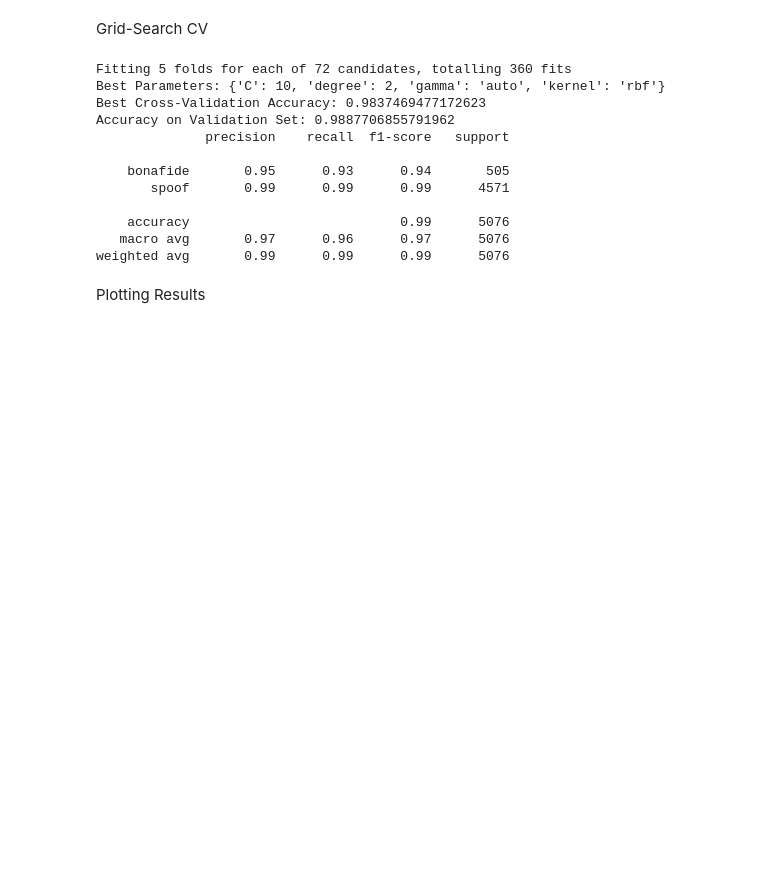
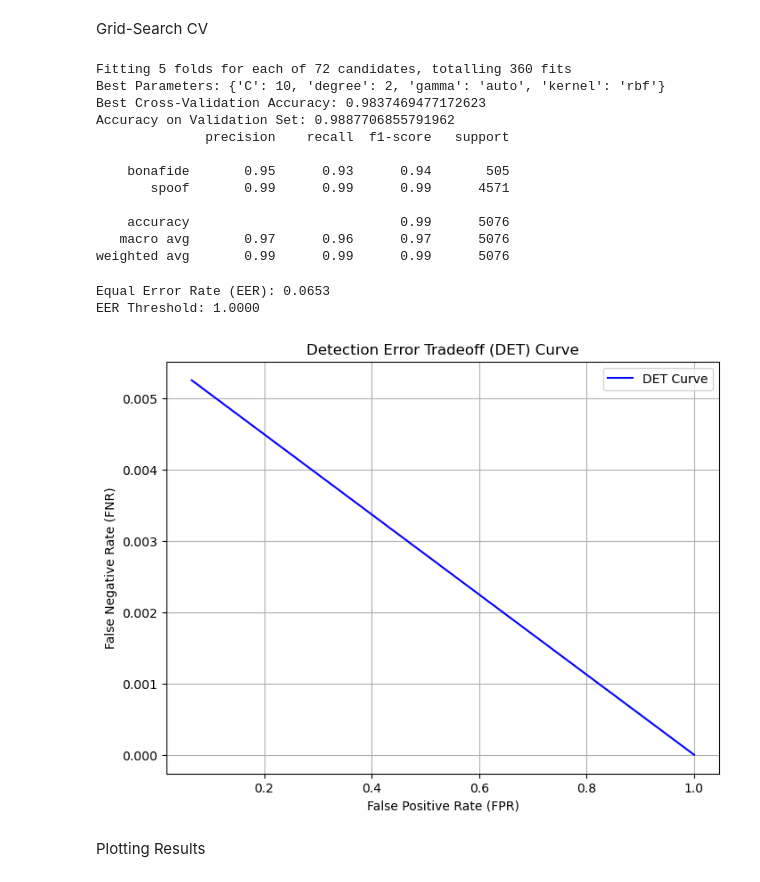
Before and after one commit to Varchasva-Raj-Saxena/Audio-Deepfake, a Jupyter notebook: main.ipynb, the cells around one changed output. Cells and saved outputs as stored; diff of their text form; code cells hidden in the pictures; blank space fills up the shorter version.

```diff
--- a/main.ipynb
+++ b/main.ipynb
@@ -189,6 +189,62 @@ Accuracy on Validation Set: 0.9887706855791962
     accuracy                           0.99      5076
    macro avg       0.97      0.96      0.97      5076
 weighted avg       0.99      0.99      0.99      5076
+# %%
+import numpy as np
+from sklearn.metrics import roc_curve, det_curve
+import matplotlib.pyplot as plt
+
+def calculate_eer(y_true, y_scores):
+    """
+    Calculate Equal Error Rate (EER).
+    :param y_true: Ground truth labels (0 for negative, 1 for positive).
+    :param y_scores: Predicted scores or probabilities for the positive class.
+    :return: EER value and the threshold at which it occurs.
+    """
+    fpr, tpr, thresholds = roc_curve(y_true, y_scores)
+    fnr = 1 - tpr  # False Negative Rate
+
+    # Find the point where FPR and FNR are closest
+    eer_threshold = thresholds[np.nanargmin(np.abs(fpr - fnr))]
+    eer = fpr[np.nanargmin(np.abs(fpr - fnr))]
+
+    return eer, eer_threshold
+
+def plot_det_curve(y_true, y_scores):
+    """
+    Plot the Detection Error Tradeoff (DET) Curve.
+    :param y_true: Ground truth labels (0 for negative, 1 for positive).
+    :param y_scores: Predicted scores or probabilities for the positive class.
+    """
+    fpr, fnr, _ = det_curve(y_true, y_scores)
+
+    plt.figure(figsize=(8, 6))
+    plt.plot(fpr, fnr, label="DET Curve", color="blue")
+    plt.title("Detection Error Tradeoff (DET) Curve")
+    plt.xlabel("False Positive Rate (FPR)")
+    plt.ylabel("False Negative Rate (FNR)")
+    plt.grid(True)
+    plt.legend()
+    plt.show()
+
+# Example Usage
+# y_test: Ground truth labels (binary: 0 or 1)
+# y_pred: Predicted probabilities or scores for the positive class
+
+# Ensure y_pred contains probabilities or scores, not binary predictions
+# If y_pred is binary, convert it to probabilities using a classifier's `predict_proba` method
+
+# Calculate EER
+eer, eer_threshold = calculate_eer(y_val, y_pred)
+print(f"Equal Error Rate (EER): {eer:.4f}")
+print(f"EER Threshold: {eer_threshold:.4f}")
+
+# Plot DET Curve
+plot_det_curve(y_val, y_pred)
+# %% [output]
+Equal Error Rate (EER): 0.0653
+EER Threshold: 1.0000
+[figure, added]
 # %% [markdown]
 Plotting Results
 # %% [markdown]
```
